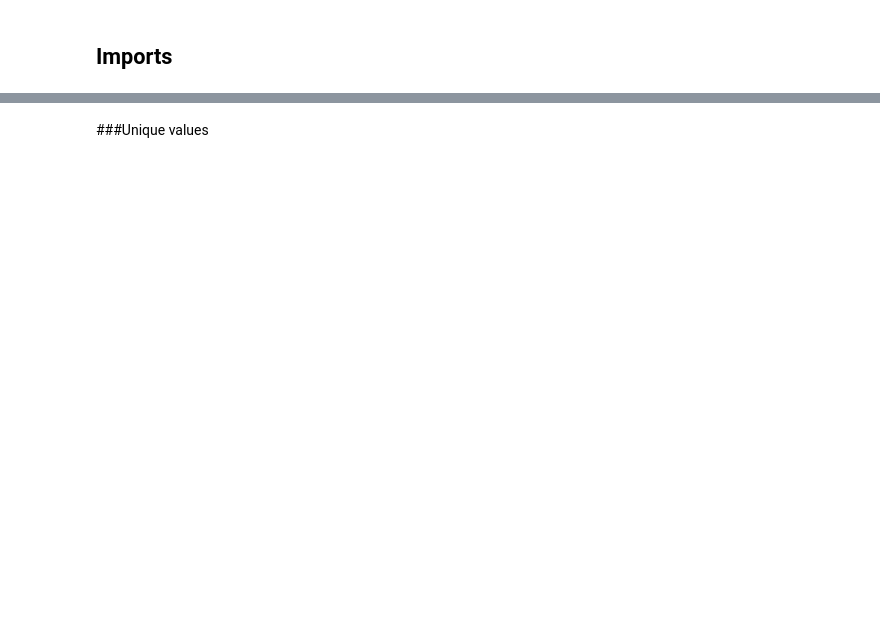
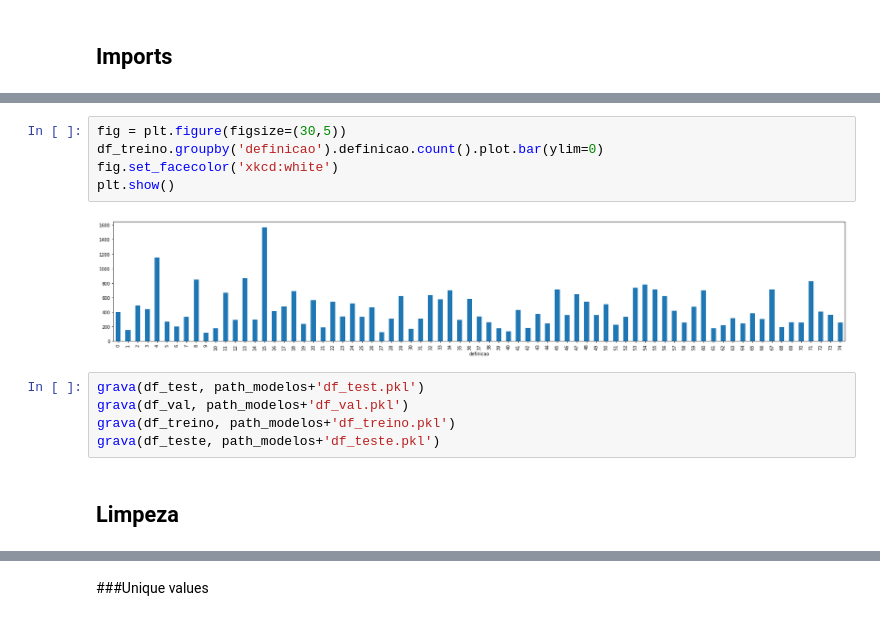
Before and after one commit to elvisdias/studies-colabs, a Jupyter notebook: Classificação Supervisionada NFEs.ipynb, the cells around one changed output, grey strips where cells are left out. Saved outputs shown, nothing was run; the diff lists cells and outputs as text; blank space fills up the shorter version.

```diff
--- a/Classificação Supervisionada NFEs.ipynb
+++ b/Classificação Supervisionada NFEs.ipynb
@@ -1442,0 +490,14 @@ df_original = df.copy()
+# %%
+fig = plt.figure(figsize=(30,5))
+df_treino.groupby('definicao').definicao.count().plot.bar(ylim=0)
+fig.set_facecolor('xkcd:white')
+plt.show()
+# %% [output]
+[figure, added]
+# %%
+grava(df_test, path_modelos+'df_test.pkl')
+grava(df_val, path_modelos+'df_val.pkl')
+grava(df_treino, path_modelos+'df_treino.pkl')
+grava(df_teste, path_modelos+'df_teste.pkl')
+# %% [markdown]
+## Limpeza
```
Also changed, not shown: parts of 226 cells of this notebook.
